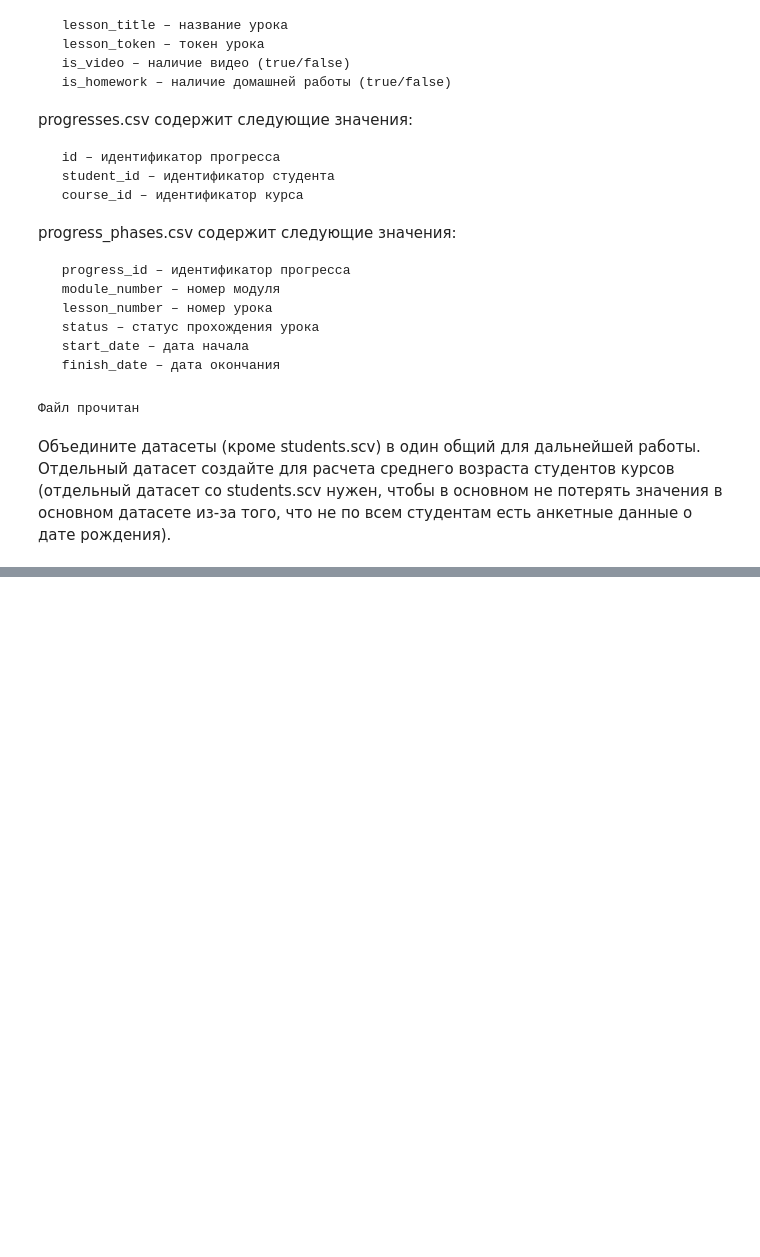
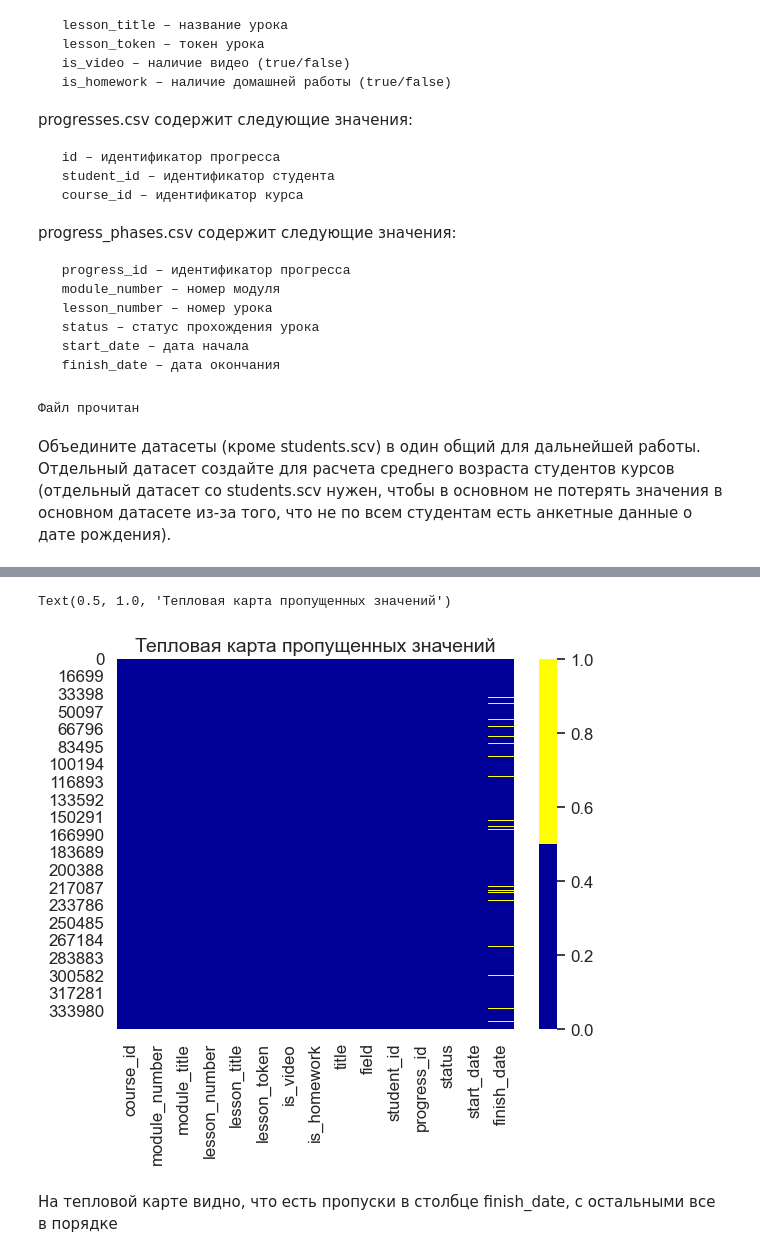
Before and after one commit to Belka1331/AnalyzingOnlineCourses, a Jupyter notebook: Untitled.ipynb, the cells around one changed output, grey strips where cells are left out. Saved outputs shown, nothing was run; the diff lists cells and outputs as text; code cells hidden in the pictures; blank space fills up the shorter version.

```diff
--- a/Untitled.ipynb
+++ b/Untitled.ipynb
@@ -151,0 +156,11 @@ prog_merged[prog_merged.progress_id=='a387ab916f402cb3fbfffd29f68fd0ce'].sort_va
+# %%
+# определяем цвета
+# желтый - пропущенные данные, синий - не пропущенные
+colours = ['#000099', '#ffff00']
+sns.heatmap(dataset.isnull(), cmap=sns.color_palette(colours))
+plt.title('Тепловая карта пропущенных значений')
+# %% [output]
+Text(0.5, 1.0, 'Тепловая карта пропущенных значений')
+[figure, added]
+# %% [markdown]
+На тепловой карте видно, что есть пропуски в столбце finish_date, с остальными все в порядке
```
Also changed, not shown: parts of 24 cells of this notebook.
